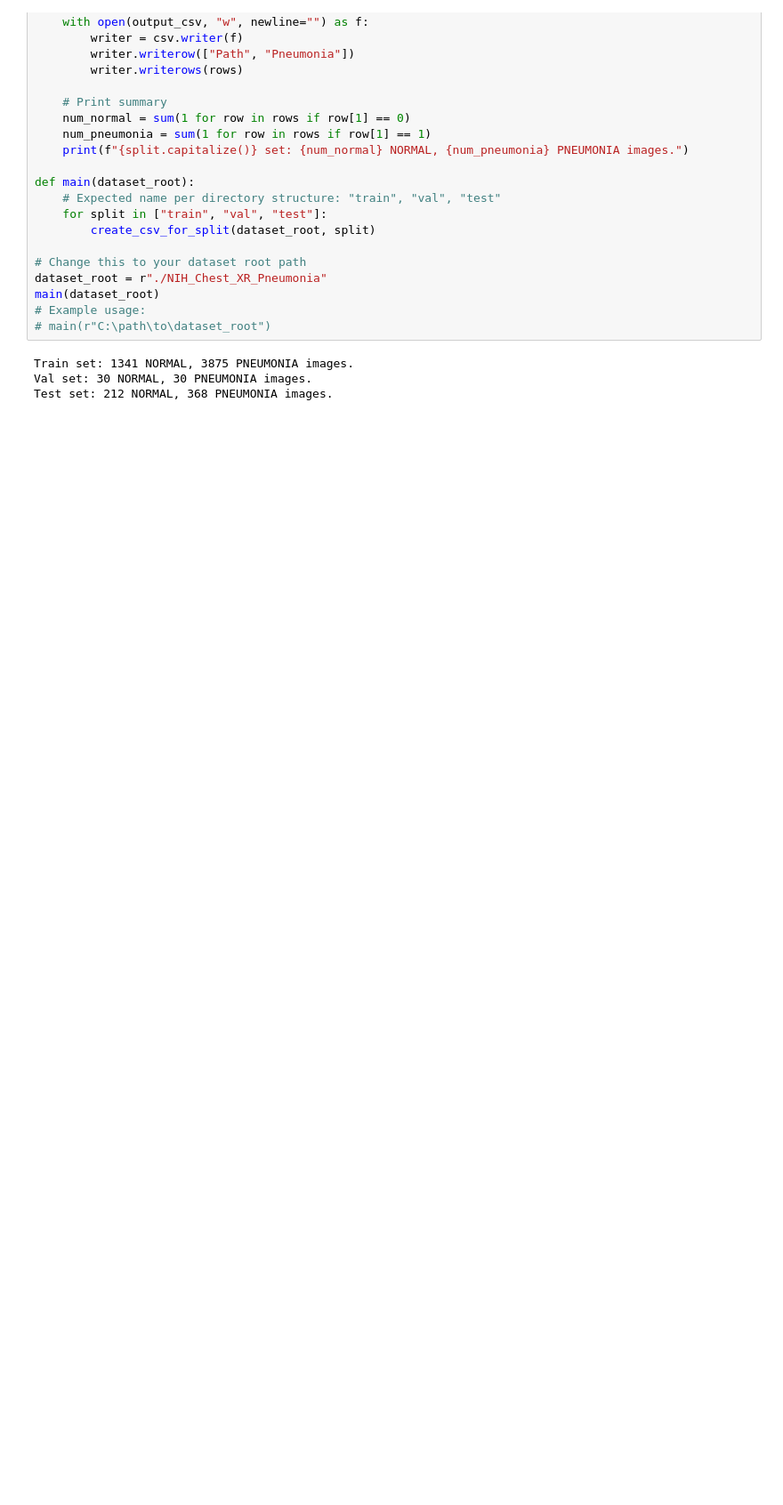
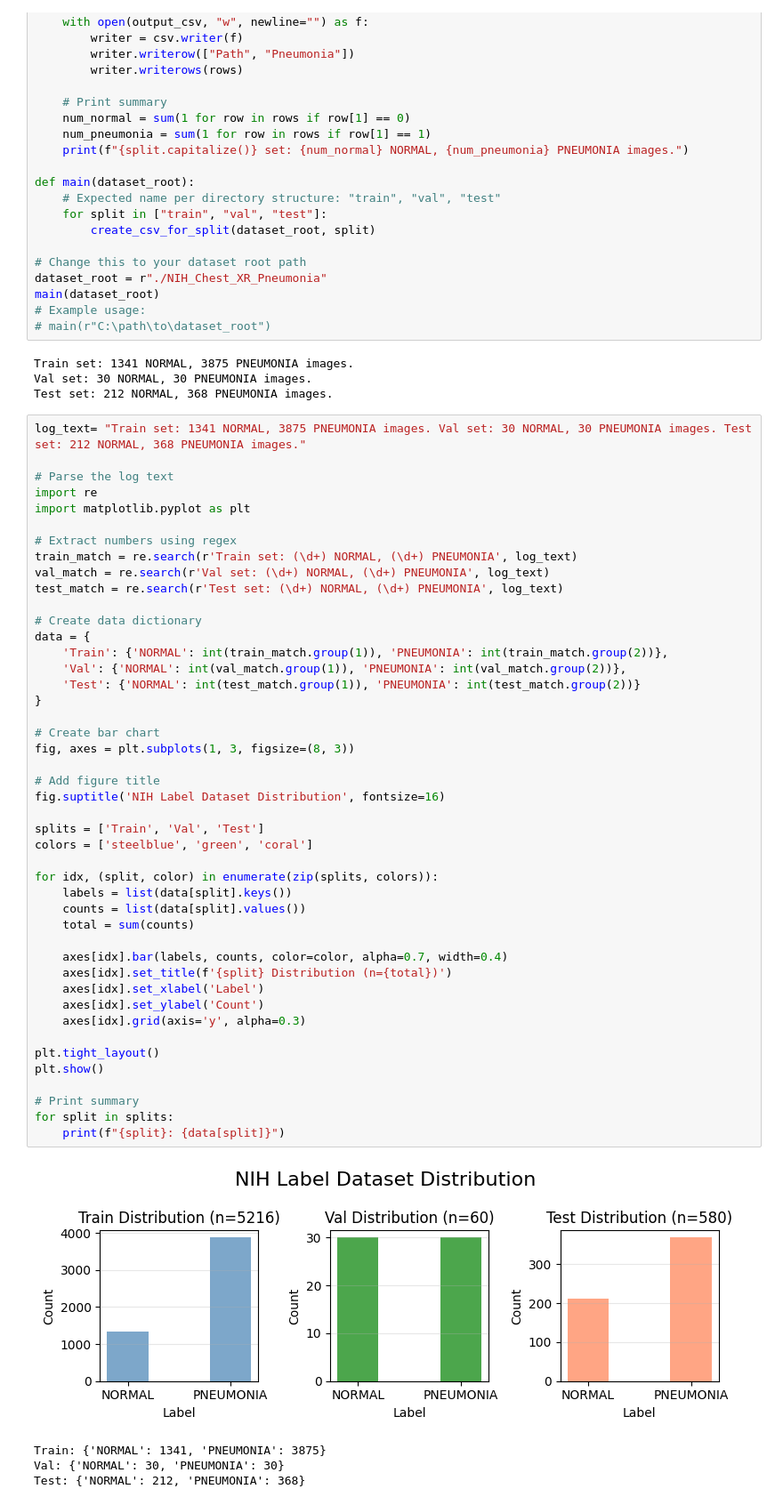
Before and after one commit to zfrongillo12/python_dl_simclr, a Jupyter notebook: Dataset_Processing/NIH_Chest_XR_Pneumonia/1_NIH_Data_Processing.ipynb, the cells around one changed output. Shown at 89% size. Saved outputs shown, nothing was run; the diff lists cells and outputs as text; blank space fills up the shorter version.

```diff
--- a/Dataset_Processing/NIH_Chest_XR_Pneumonia/1_NIH_Data_Processing.ipynb
+++ b/Dataset_Processing/NIH_Chest_XR_Pneumonia/1_NIH_Data_Processing.ipynb
@@ -50,3 +50,53 @@ main(dataset_root)
 Train set: 1341 NORMAL, 3875 PNEUMONIA images.
 Val set: 30 NORMAL, 30 PNEUMONIA images.
 Test set: 212 NORMAL, 368 PNEUMONIA images.
+# %%
+log_text= "Train set: 1341 NORMAL, 3875 PNEUMONIA images. Val set: 30 NORMAL, 30 PNEUMONIA images. Test set: 212 NORMAL, 368 PNEUMONIA images."
+
+# Parse the log text
+import re
+import matplotlib.pyplot as plt
+
+# Extract numbers using regex
+train_match = re.search(r'Train set: (\d+) NORMAL, (\d+) PNEUMONIA', log_text)
+val_match = re.search(r'Val set: (\d+) NORMAL, (\d+) PNEUMONIA', log_text)
+test_match = re.search(r'Test set: (\d+) NORMAL, (\d+) PNEUMONIA', log_text)
+
+# Create data dictionary
+data = {
+    'Train': {'NORMAL': int(train_match.group(1)), 'PNEUMONIA': int(train_match.group(2))},
+    'Val': {'NORMAL': int(val_match.group(1)), 'PNEUMONIA': int(val_match.group(2))},
+    'Test': {'NORMAL': int(test_match.group(1)), 'PNEUMONIA': int(test_match.group(2))}
+}
+
+# Create bar chart
+fig, axes = plt.subplots(1, 3, figsize=(8, 3))
+
+# Add figure title
+fig.suptitle('NIH Label Dataset Distribution', fontsize=16)
+
+splits = ['Train', 'Val', 'Test']
+colors = ['steelblue', 'green', 'coral']
+
+for idx, (split, color) in enumerate(zip(splits, colors)):
+    labels = list(data[split].keys())
+    counts = list(data[split].values())
+    total = sum(counts)
+
+    axes[idx].bar(labels, counts, color=color, alpha=0.7, width=0.4)
+    axes[idx].set_title(f'{split} Distribution (n={total})')
+    axes[idx].set_xlabel('Label')
+    axes[idx].set_ylabel('Count')
+    axes[idx].grid(axis='y', alpha=0.3)
+
+plt.tight_layout()
+plt.show()
+
+# Print summary
+for split in splits:
+    print(f"{split}: {data[split]}")
+# %% [output]
+[figure, added]
+Train: {'NORMAL': 1341, 'PNEUMONIA': 3875}
+Val: {'NORMAL': 30, 'PNEUMONIA': 30}
+Test: {'NORMAL': 212, 'PNEUMONIA': 368}
```
Also changed, not shown: 28 other files.
